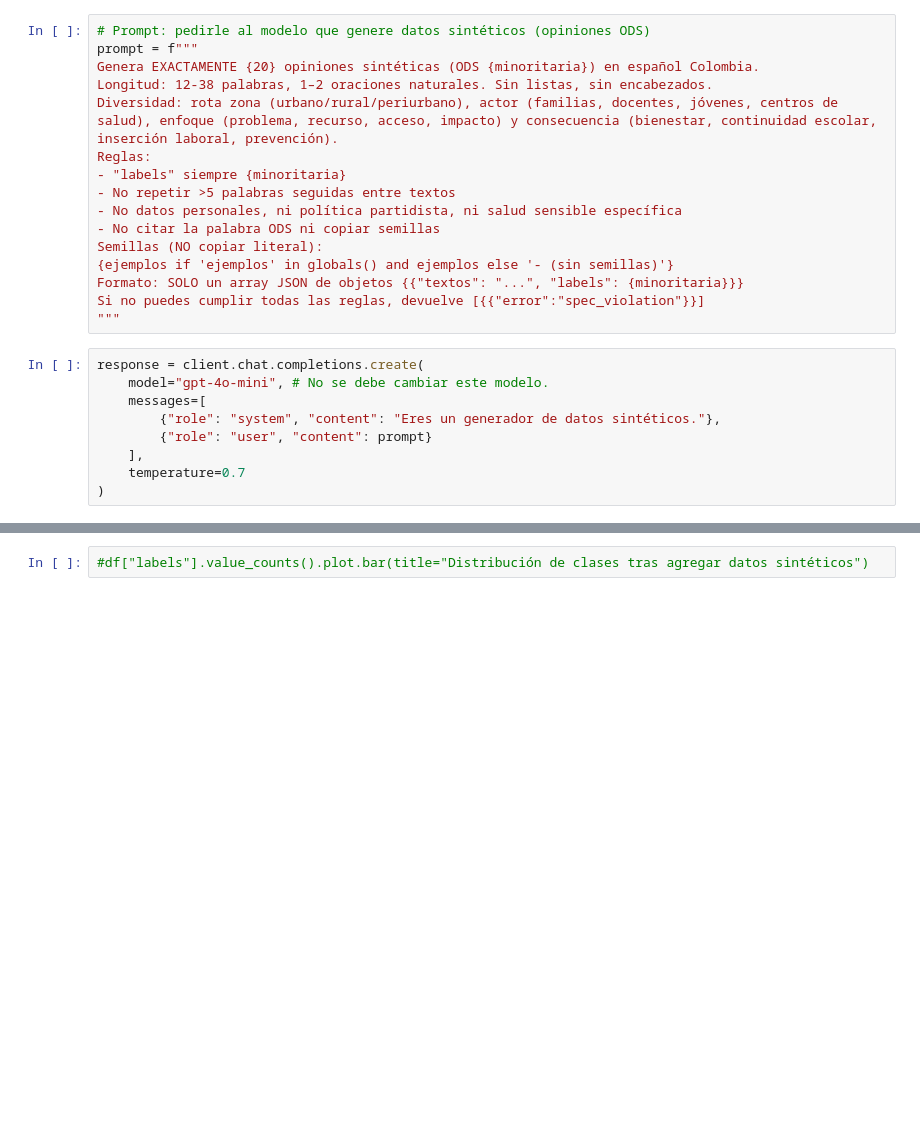
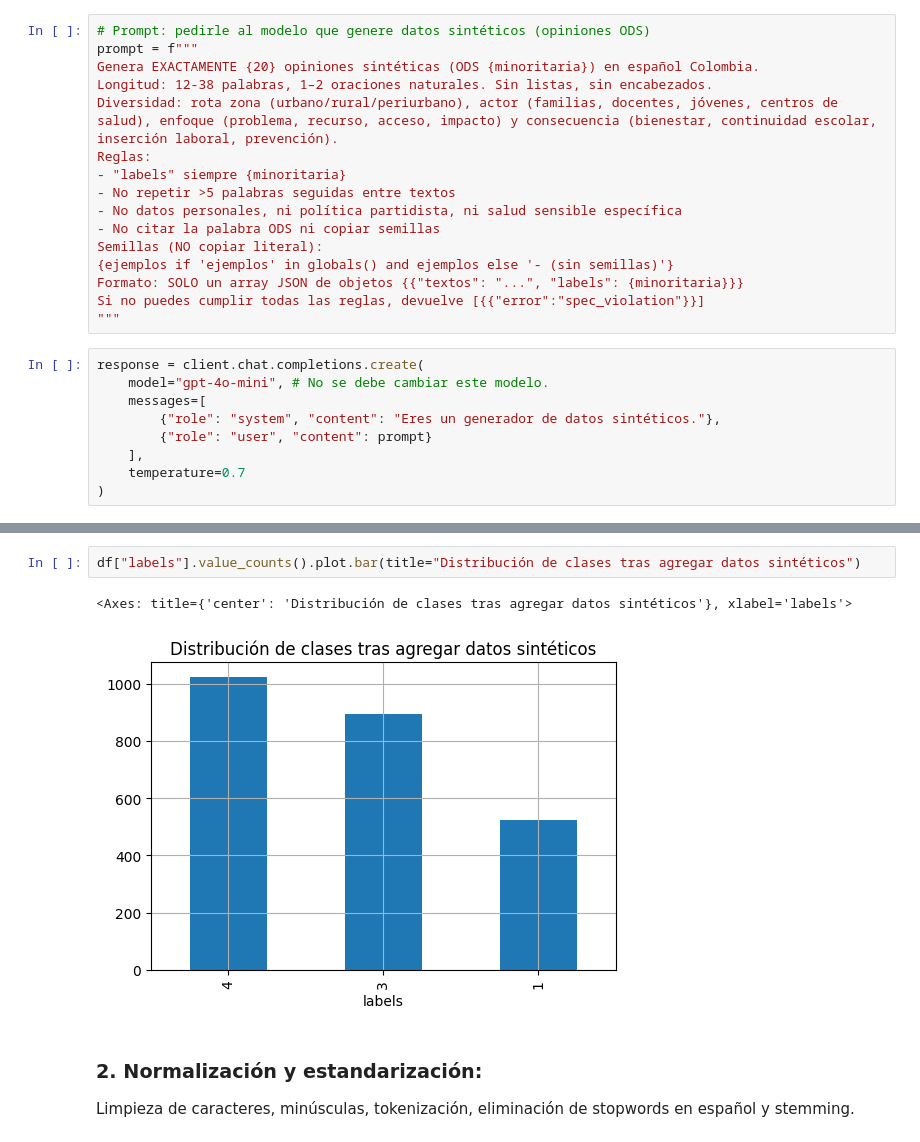
Before and after one commit to YairAndrade1/proyecto1_analitica_de_texto, a Jupyter notebook: clasificacionTextoEtapa2.ipynb, the cells around one changed output, grey strips where cells are left out. Saved outputs shown, nothing was run; the diff lists cells and outputs as text; blank space fills up the shorter version.

```diff
--- a/clasificacionTextoEtapa2.ipynb
+++ b/clasificacionTextoEtapa2.ipynb
@@ -401,2 +405,8 @@ Tokens usados en total: 2251
 # %%
-#df["labels"].value_counts().plot.bar(title="Distribución de clases tras agregar datos sintéticos")
+df["labels"].value_counts().plot.bar(title="Distribución de clases tras agregar datos sintéticos")
+# %% [output]
+<Axes: title={'center': 'Distribución de clases tras agregar datos sintéticos'}, xlabel='labels'>
+[figure, added]
+# %% [markdown]
+### 2. Normalización y estandarización:
+Limpieza de caracteres, minúsculas, tokenización, eliminación de stopwords en español y stemming.
```
Also changed, not shown: parts of 27 cells of this notebook, 1 other file.
